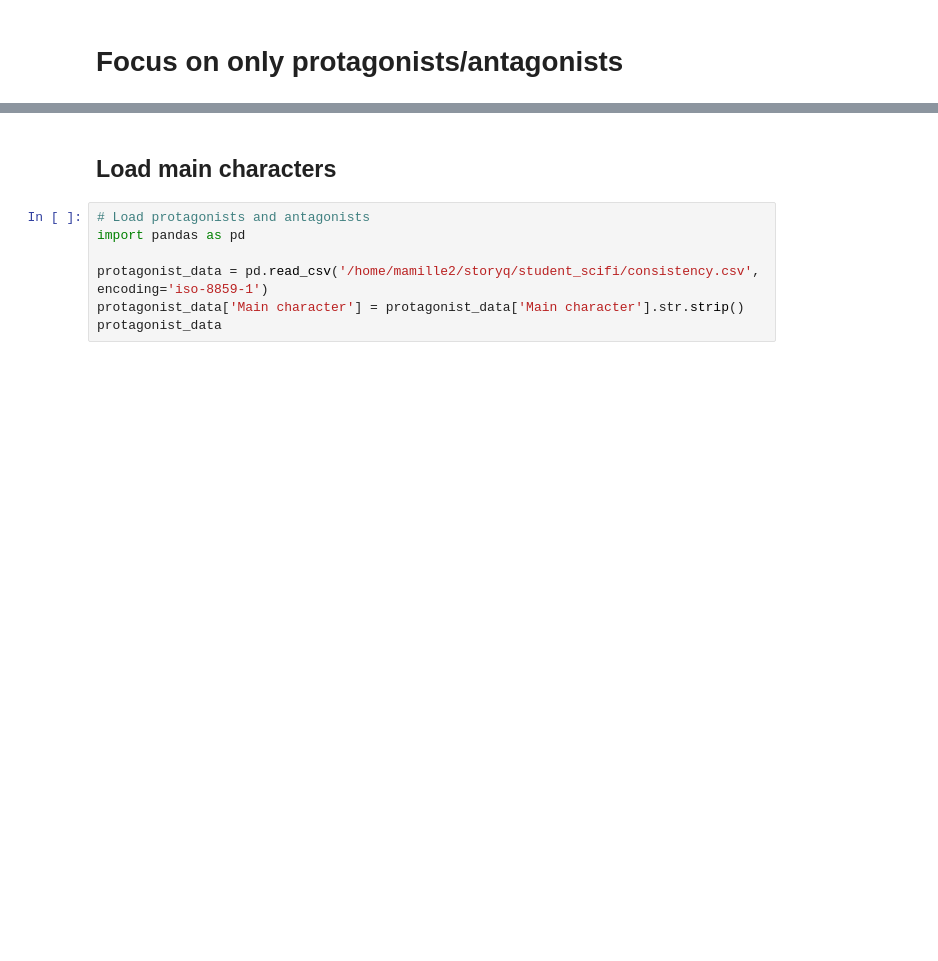
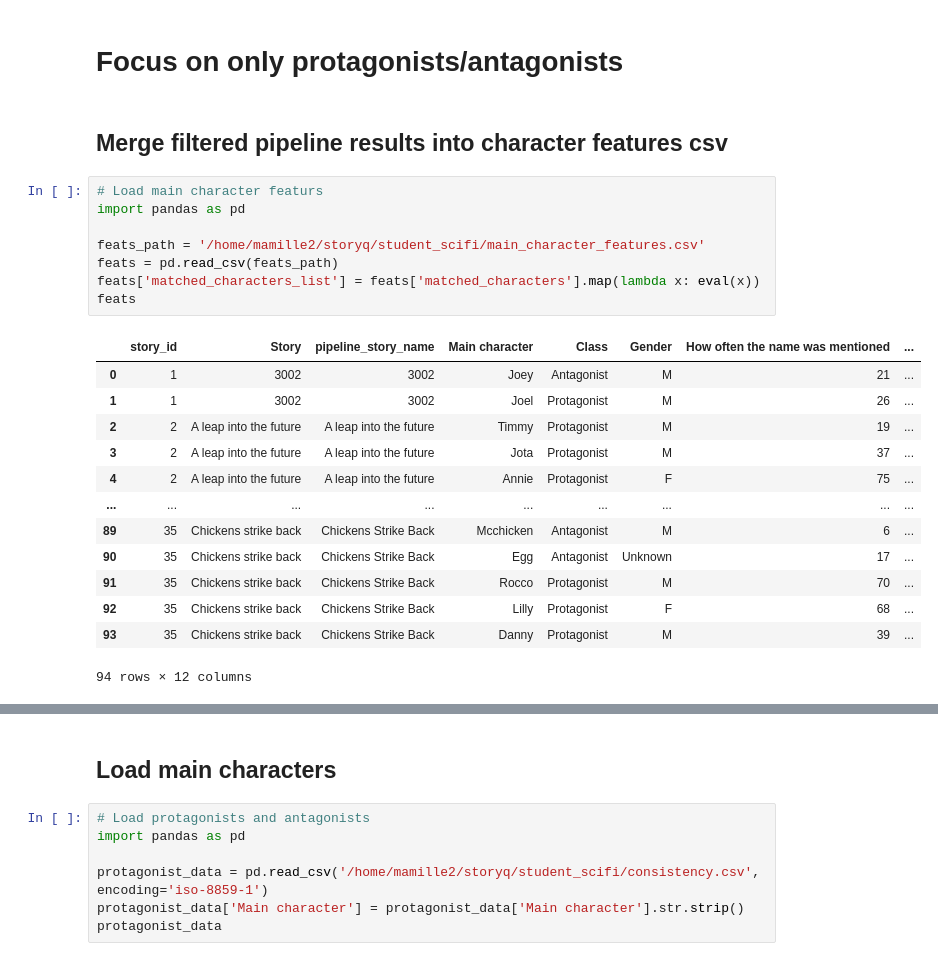
Before and after one commit to michaelmilleryoder/storyq_scripts, a Jupyter notebook: jupyter/student_scifi.ipynb, the cells around one changed output, grey strips where cells are left out. Saved outputs shown, nothing was run; the diff lists cells and outputs as text; blank space fills up the shorter version.

Commit message:
filtering characters

```diff
--- a/jupyter/student_scifi.ipynb
+++ b/jupyter/student_scifi.ipynb
@@ -1,2 +1,26 @@
 # %% [markdown]
 # Focus on only protagonists/antagonists
+# %% [markdown]
+## Merge filtered pipeline results into character features csv
+# %%
+# Load main character featurs
+import pandas as pd
+
+feats_path = '/home/mamille2/storyq/student_scifi/main_character_features.csv'
+feats = pd.read_csv(feats_path)
+feats['matched_characters_list'] = feats['matched_characters'].map(lambda x: eval(x))
+feats
+# %% [output]
+|  | story_id | Story | pipeline_story_name | Main character | Class | Gender | How often the name was mentioned | ... |
+| 0 | 1 | 3002 | 3002 | Joey | Antagonist | M | 21 | ... |
+| 1 | 1 | 3002 | 3002 | Joel | Protagonist | M | 26 | ... |
+| 2 | 2 | A leap into the future | A leap into the future | Timmy | Protagonist | M | 19 | ... |
+| 3 | 2 | A leap into the future | A leap into the future | Jota | Protagonist | M | 37 | ... |
+| 4 | 2 | A leap into the future | A leap into the future | Annie | Protagonist | F | 75 | ... |
+| ... | ... | ... | ... | ... | ... | ... | ... | ... |
+| 89 | 35 | Chickens strike back | Chickens Strike Back | Mcchicken | Antagonist | M | 6 | ... |
+| 90 | 35 | Chickens strike back | Chickens Strike Back | Egg | Antagonist | Unknown | 17 | ... |
+| 91 | 35 | Chickens strike back | Chickens Strike Back | Rocco | Protagonist | M | 70 | ... |
+| 92 | 35 | Chickens strike back | Chickens Strike Back | Lilly | Protagonist | F | 68 | ... |
+| 93 | 35 | Chickens strike back | Chickens Strike Back | Danny | Protagonist | M | 39 | ... |
+94 rows × 12 columns
```
Also changed, not shown: parts of 28 cells of this notebook.
